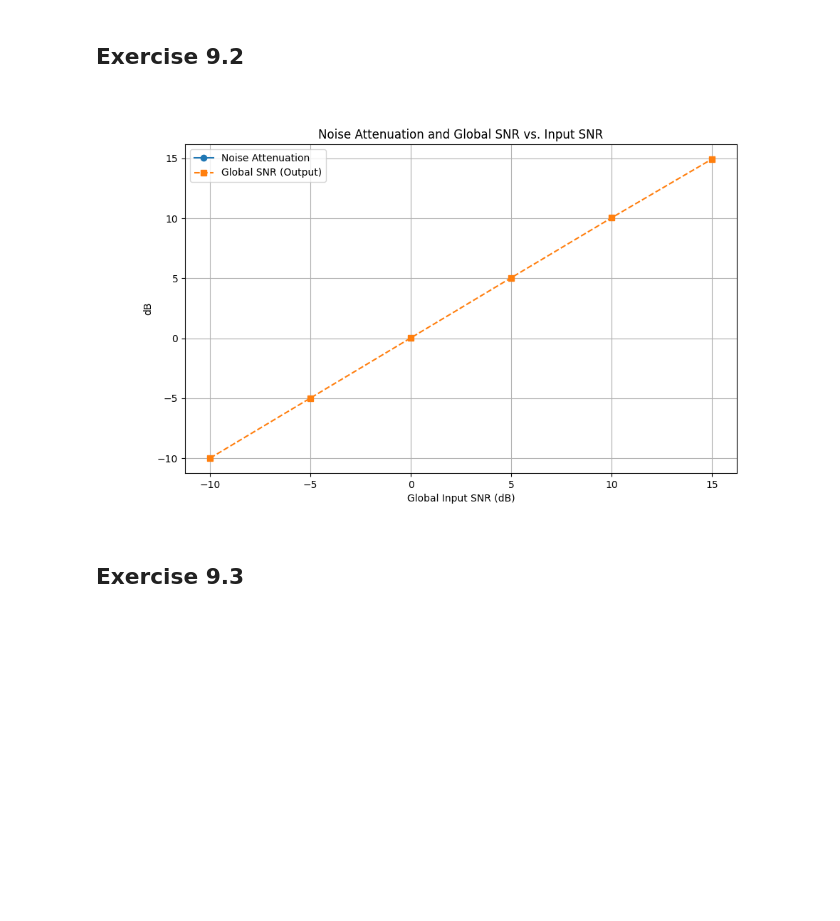
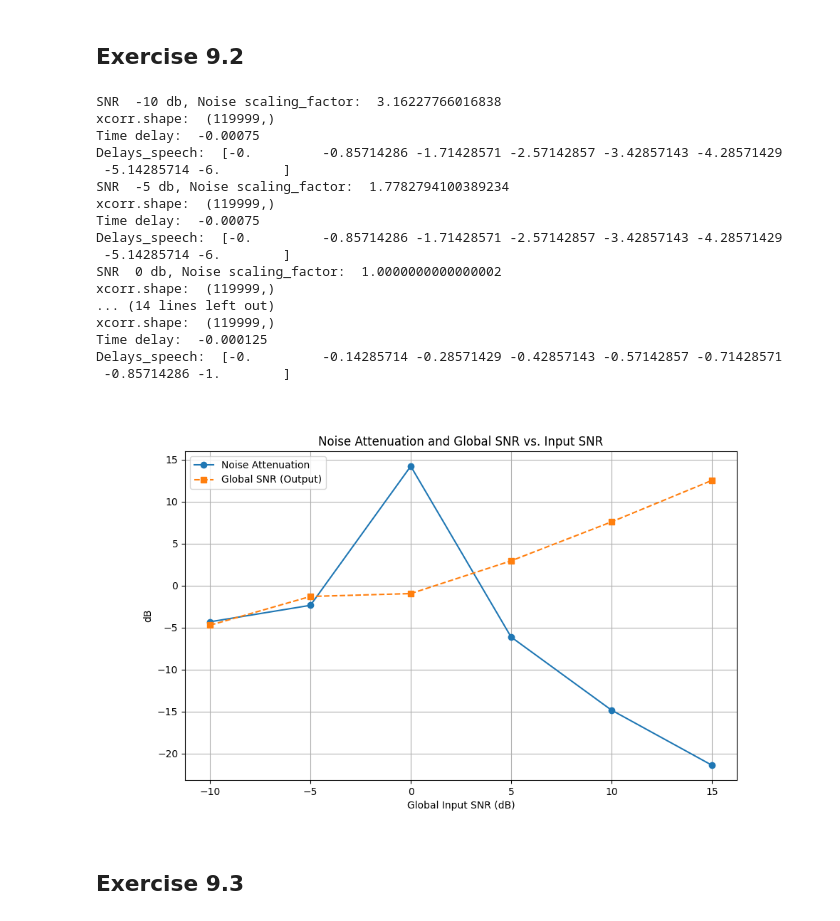
Before and after one commit to kasperikaivola/python-audio-processing, a Jupyter notebook: prerequisites/09_noisereduction/noisered_sim.ipynb, the cells around one changed output. Drawn from its saved outputs; the diff is of its cells as text; code cells hidden in the pictures; blank space fills up the shorter version.

Commit message:
Ex 9.2-9.3 done, 9.4 frac_del filter done

```diff
--- a/prerequisites/09_noisereduction/noisered_sim.ipynb
+++ b/prerequisites/09_noisereduction/noisered_sim.ipynb
@@ -75,6 +75,9 @@ Incident angle of noise is -59.00 degrees
 def delay_and_sum_beamformer(sig_in, angle_speech):
     '''
     Apply delay-and-sum beamforming to the input signals.
+    :param sig_in:         input (noisy) signal
+    :param angle_speech:       detected angle of speech
+    :return: y (filtered signal), s_filt (filtered (lost) speech signal),v_ (remaining noise signal)
     '''
     global m, c, delta, fs
 
@@ -88,11 +91,11 @@ def delay_and_sum_beamformer(sig_in, angle_speech):
     #delay signals and sum them up for speech and noise separately
     y = np.zeros_like(sig_in[:,0])
     for i in range(m):
-        y += np.roll(sig_in[:,i], -int(delays_speech[i]))
+        y += np.roll(sig_in[:,i], -int(delays_speech[i])) #negative roll, because speech signal at further mics is late
 
     s_filt = np.sum(S,axis=1)-y #substract filtered signal from clean speech signal
+    v_ = np.sum(xM,axis=1)-y #substract filtered signal from noisy signal to get remaining noise
     y = y / max(np.abs(y)) #normalize y
-    v_ = xM[:,0]-y #substract filtered signal from noisy signal to get remaining noise
 
     return y, s_filt, v_
 # %%
@@ -167,9 +173,10 @@ def glob_snr(sig, noise):
 
 def noise_attenuation(reference, filtered, blocklength):
     """
-    returns the global SNR between sig and noise in dB.
+    returns the noise attenuation between sig and noise in dB.
     :param reference:      noise at the microphone
     :param filtered:       filtered noise signal
+    :param blocklength:    frame/block length
     :return: the Noise Attenuation in dB
     """
     global n
@@ -183,10 +190,11 @@ def noise_attenuation(reference, filtered, blocklength):
         ref_power = np.sum(ref_block ** 2)
         filt_power = np.sum(filt_block ** 2)
 
-        na = 10 * np.log10(ref_power / filt_power)
+        na = ref_power / filt_power
+        #print("na value: ", na)
         na_values.append(na)
 
-    return np.mean(na_values)
+    return 10*np.log10(np.mean(na_values))
 
 
 
@@ -199,7 +207,16 @@ def scale4snr(sig, noise, snr_wanted):
     :return: scalar scaling factor a, so that sig + a*noise has the snr_wanted snr
     """
     #calculate scaling factor a
-    a = np.sqrt(np.sum(sig ** 2) / np.sum(noise ** 2)) * 10 ** (-snr_wanted / 20)
+    #snr = 10*np.log10(np.sum(sig ** 2) / np.sum(noise ** 2))
+    #a = np.sqrt(np.sum(sig ** 2) / np.sum(noise ** 2)) * 10 ** (-snr_wanted / 20)
+    power_sig = np.mean(sig**2)
+    power_noise = np.mean(noise**2)
+
+    #calculate the target noise power
+    target_noise_power = power_sig / (10**(snr_wanted / 10))
+
+    #calculate scaling factor for the noise
+    a = np.sqrt(target_noise_power / power_noise)
 
     return a
 # %%
@@ -212,39 +229,57 @@ def sweep_snr(sig, noise):
 
     for snr in snr_levels:
         # Scale noise signal to achieve desired SNR
-        scaling_factor = scale4snr(sig[0], noise[0], snr)
-        scaled_noise = scaling_factor * noise[0]
+        scaling_factor = scale4snr(sig[:,0], noise[:,0], snr)
+        print("SNR ",snr,"db, Noise scaling_factor: ", scaling_factor)
+        vn = scaling_factor * noise
 
         # Mix signals: speech + scaled noise
-        mixed_signal = sig + scaled_noise
+        x = sig + vn
 
         # Apply Delay-and-Sum Beamforming
-        output_signal = np.mean(mixed_signal, axis=0)  # Basic average beamforming
+        y, s_filt, v_ = delay_and_sum_beamformer(x,compute_incident_angle(x))
 
         # Compute Noise Attenuation
-        noise_att = noise_attenuation(scaled_noise, output_signal, blocklength=n)
+        noise_att = noise_attenuation(vn, v_, blocklength=n)
 
         # Compute global SNR at the output
-        snr_out_glob = glob_snr(sig[0], output_signal)
+        snr_out_glob = glob_snr(y, vn)
 
         na.append(noise_att)
         snr_out.append(snr_out_glob)
         snr_in.append(snr)
 
     # todo: plot results
     # Plot results
     plt.figure(figsize=(10, 6))
     plt.plot(snr_in, na, marker='o', linestyle='-', label='Noise Attenuation')
     plt.plot(snr_in, snr_out, marker='s', linestyle='--', label='Global SNR (Output)')
     plt.xlabel('Global Input SNR (dB)')
     plt.ylabel('dB')
     plt.title('Noise Attenuation and Global SNR vs. Input SNR')
     plt.legend()
     plt.grid(True)
     plt.show()
 
 sweep_snr(S, Noise)
 # %% [output]
+SNR  -10 db, Noise scaling_factor:  3.16227766016838
+xcorr.shape:  (119999,)
+Time delay:  -0.00075
+Delays_speech:  [-0.         -0.85714286 -1.71428571 -2.57142857 -3.42857143 -4.28571429
+ -5.14285714 -6.        ]
+SNR  -5 db, Noise scaling_factor:  1.7782794100389234
+xcorr.shape:  (119999,)
+Time delay:  -0.00075
+Delays_speech:  [-0.         -0.85714286 -1.71428571 -2.57142857 -3.42857143 -4.28571429
+ -5.14285714 -6.        ]
+SNR  0 db, Noise scaling_factor:  1.0000000000000002
+xcorr.shape:  (119999,)
+... (14 lines left out)
+xcorr.shape:  (119999,)
+Time delay:  -0.000125
+Delays_speech:  [-0.         -0.14285714 -0.28571429 -0.42857143 -0.57142857 -0.71428571
+ -0.85714286 -1.        ]
-[figure, old version]
+[figure, new version]
 # %% [markdown]
 ## Exercise 9.3
```
Also changed, not shown: parts of 6 cells of this notebook.
